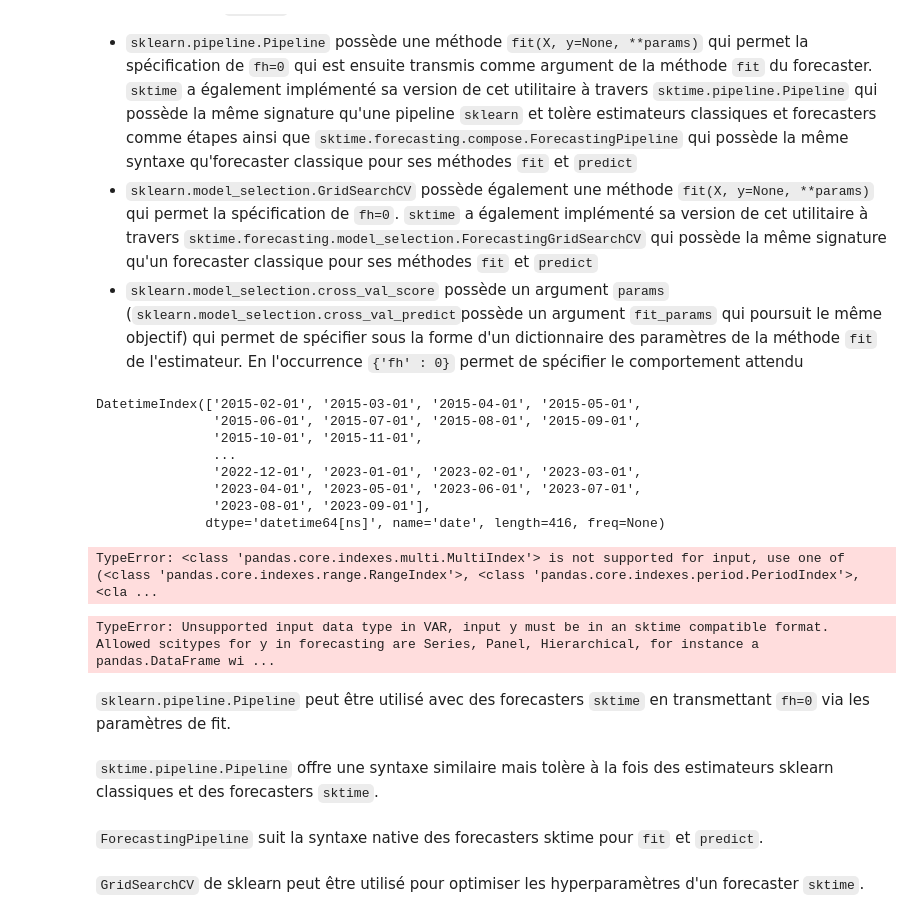
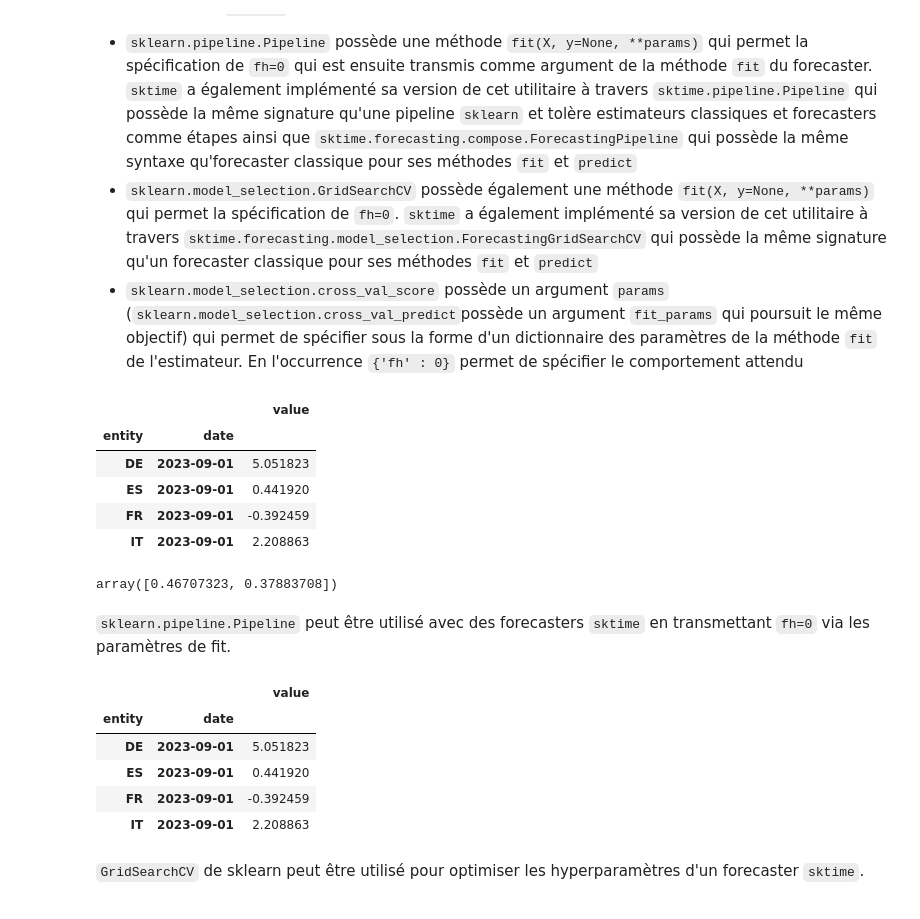
Before and after one commit to qbolliet/ts-forecast, a Jupyter notebook: notebooks/4 - QB - Adapters.ipynb, the cells around one changed output. Saved outputs shown, nothing was run; the diff lists cells and outputs as text; code cells hidden in the pictures.

```diff
--- a/notebooks/4 - QB - Adapters.ipynb
+++ b/notebooks/4 - QB - Adapters.ipynb
@@ -383,48 +383,37 @@ Les utilitaires de `sklearn` peuvent s'intégrer dans cette syntaxe :
 - `sklearn.pipeline.Pipeline` possède une méthode `fit(X, y=None, **params)` qui permet la spécification de `fh=0` qui est ensuite transmis comme argument de la méthode `fit` du forecaster. `sktime` a également implémenté sa version de cet utilitaire à travers `sktime.pipeline.Pipeline` qui possède la même signature qu'une pipeline `sklearn` et tolère estimateurs classiques et forecasters comme étapes ainsi que `sktime.forecasting.compose.ForecastingPipeline` qui possède la même syntaxe qu'forecaster classique pour ses méthodes `fit` et `predict`
 - `sklearn.model_selection.GridSearchCV` possède également une méthode `fit(X, y=None, **params)` qui permet la spécification de `fh=0`. `sktime` a également implémenté sa version de cet utilitaire à travers `sktime.forecasting.model_selection.ForecastingGridSearchCV` qui possède la même signature qu'un forecaster classique pour ses méthodes `fit` et `predict`
 - `sklearn.model_selection.cross_val_score` possède un argument `params` (`sklearn.model_selection.cross_val_predict`possède un argument `fit_params` qui poursuit le même objectif) qui permet de spécifier sous la forme d'un dictionnaire des paramètres de la méthode `fit` de l'estimateur. En l'occurrence `{'fh' : 0}` permet de spécifier le comportement attendu
-# %%
-y_train.index.get_level_values(-1)
-# %% [output]
-DatetimeIndex(['2015-02-01', '2015-03-01', '2015-04-01', '2015-05-01',
-               '2015-06-01', '2015-07-01', '2015-08-01', '2015-09-01',
-               '2015-10-01', '2015-11-01',
-               ...
-               '2022-12-01', '2023-01-01', '2023-02-01', '2023-03-01',
-               '2023-04-01', '2023-05-01', '2023-06-01', '2023-07-01',
-               '2023-08-01', '2023-09-01'],
-              dtype='datetime64[ns]', name='date', length=416, freq=None)
-# %%
-import sktime
-sktime.datatypes.check_raise(y_train, "pd.Series")
-# %% [output]
-TypeError: <class 'pandas.core.indexes.multi.MultiIndex'> is not supported for input, use one of (<class 'pandas.core.indexes.range.RangeIndex'>, <class 'pandas.core.indexes.period.PeriodIndex'>, <cla ...
 # %%
 # Importation du modèle
-from sktime.forecasting.var import VAR
+from sktime.forecasting.naive import NaiveForecaster
 # Importation de l'adapter
 from tsforecast.adapters import SktimeAdapter
 
 # Initialisation du modèle
-estimator=SktimeAdapter(forecaster=VAR())
+estimator=SktimeAdapter(forecaster=NaiveForecaster())
 
 # Entraînement du modèle
 estimator.fit(X_train, y_train)
 # Prédiction du modèle
 y_pred_forecaster_sktime = estimator.predict(X_test)
 
 y_pred_forecaster_sktime
 # %% [output]
-TypeError: Unsupported input data type in VAR, input y must be in an sktime compatible format. Allowed scitypes for y in forecasting are Series, Panel, Hierarchical, for instance a pandas.DataFrame wi ...
+|  |  | value |
+| entity | date |  |
+| DE | 2023-09-01 | 5.051823 |
+| ES | 2023-09-01 | 0.441920 |
+| FR | 2023-09-01 | -0.392459 |
+| IT | 2023-09-01 | 2.208863 |
 # %%
 # Importation de cross_val_score
 from sklearn.model_selection import cross_val_score
 # Importation du modèle
-from sktime.forecasting import VAR
+from sktime.forecasting.naive import NaiveForecaster
 
 # Calcul du score
 score_forecaster_sktime = cross_val_score(
-    estimator=SktimeAdapter(forecaster=VAR()),
+    estimator=SktimeAdapter(forecaster=NaiveForecaster()),
     X=X,
     y=y,
     cv=cv,
@@ -432,6 +421,8 @@ score_forecaster_sktime = cross_val_score(
 )
 
 score_forecaster_sktime
+# %% [output]
+array([0.46707323, 0.37883708])
 # %% [markdown]
 `sklearn.pipeline.Pipeline` peut être utilisé avec des forecasters `sktime` en transmettant `fh=0` via les paramètres de fit.
 # %%
@@ -440,14 +431,14 @@ from sklearn.pipeline import Pipeline
 # Importation du transformer
 from sklearn.preprocessing import StandardScaler
 # Importation du modèle
-from sktime.forecasting.var import VAR
+from sktime.forecasting.naive import NaiveForecaster
 # Importation de l'adapter
 from tsforecast.adapters import SktimeAdapter
 
 # Construction de la pipeline avec preprocessing sklearn et forecaster sktime
 pipeline_sklearn = Pipeline([
     ('scaler', StandardScaler()),  # Preprocessing sklearn
-    ('forecaster', SktimeAdapter(forecaster=VAR()))  # Forecaster sktime
+    ('forecaster', SktimeAdapter(forecaster=NaiveForecaster()))  # Forecaster sktime
 ])
 
 # Entraînement de la pipeline avec fh=0
@@ -457,5 +448,10 @@ pipeline_sklearn.fit(X_train, y_train)
 y_pred_pipeline_sklearn_sktime = pipeline_sklearn.predict(X_test)
 
 y_pred_pipeline_sklearn_sktime
+# %% [output]
+|  |  | value |
+| entity | date |  |
+| DE | 2023-09-01 | 5.051823 |
+| ES | 2023-09-01 | 0.441920 |
+| FR | 2023-09-01 | -0.392459 |
+| IT | 2023-09-01 | 2.208863 |
-# %% [markdown]
-`sktime.pipeline.Pipeline` offre une syntaxe similaire mais tolère à la fois des estimateurs sklearn classiques et des forecasters `sktime`.
@@ -487,2 +457,0 @@ y_pred_pipeline_sktime
-# %% [markdown]
-`ForecastingPipeline` suit la syntaxe native des forecasters sktime pour `fit` et `predict`.
```
Also changed, not shown: parts of 16 cells of this notebook, 1 other file.
